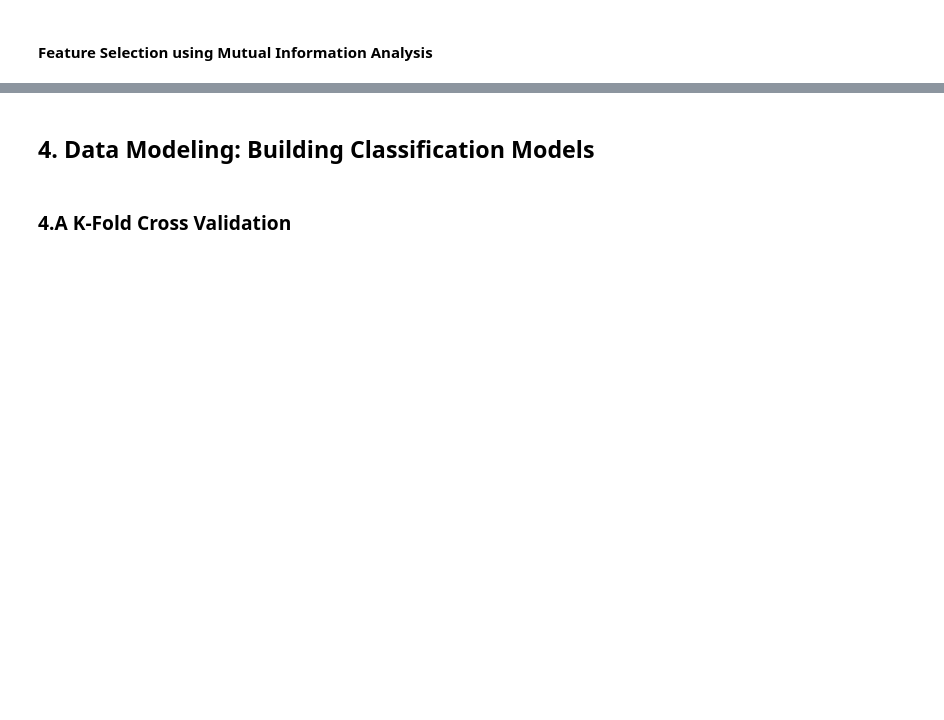
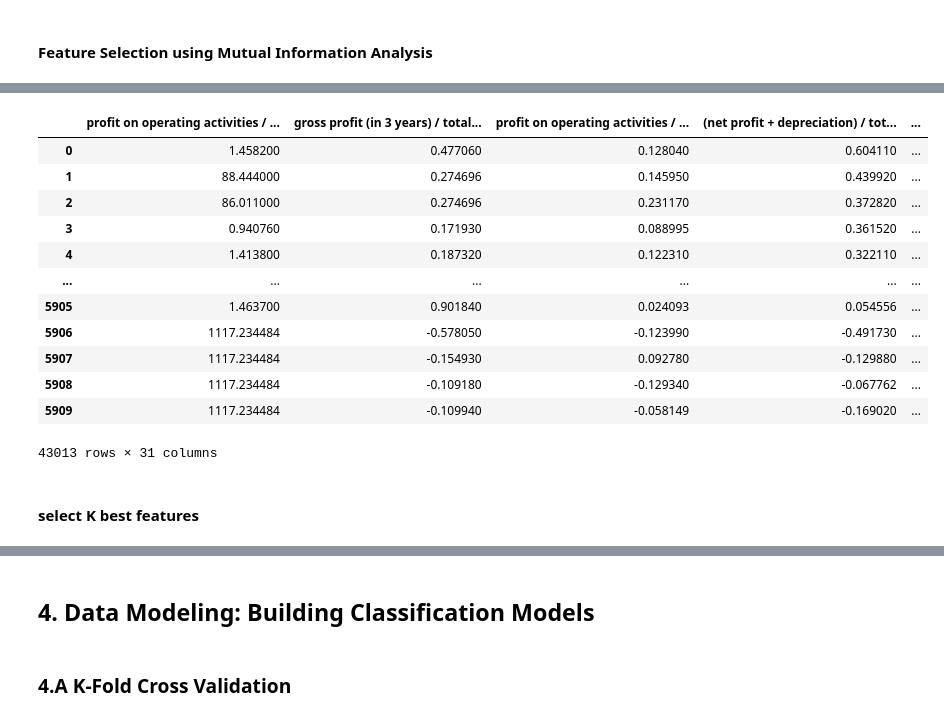
Before and after one commit to Technocolabs100/Analysis-of-Bank-Debit-Collections, a Jupyter notebook: first_project_(2)_(1)_(4).ipynb, the cells around one changed output, grey strips where cells are left out. Saved outputs shown, nothing was run; the diff lists cells and outputs as text; code cells hidden in the pictures; blank space fills up the shorter version.

```diff
--- a/first_project_(2)_(1)_(4).ipynb
+++ b/first_project_(2)_(1)_(4).ipynb
@@ -961,0 +1022,49 @@ mutual_info.sort_values(ascending=False).plot.bar(figsize=(20, 8))
+# %%
+import pandas as pd
+from sklearn.feature_selection import mutual_info_classif
+
+def mutual_info_features(data, Y, number_features):
+    X = data.drop(Y, axis=1)
+    y = data[Y]
+    mutual_info = mutual_info_classif(X, y)
+    mutual_info = pd.Series(mutual_info)
+    mutual_info.index = X.columns
+    sorted_mutual_info = mutual_info.sort_values(ascending=False)
+    selected_features = sorted_mutual_info.head(number_features).index.tolist()
+    return data[selected_features + [Y]]
+# %%
+data=mutual_info_features(data_impyte,'bankruptcy status', 22)
+# %%
+import pandas as pd
+from sklearn.feature_selection import mutual_info_classif
+
+def mutual_info_features(data, Y, number_features):
+    X = data.drop(Y, axis=1)
+    y = data[Y]
+    mutual_info = mutual_info_classif(X, y)
+    mutual_info = pd.Series(mutual_info)
+    mutual_info.index = X.columns
+    sorted_mutual_info = mutual_info.sort_values(ascending=False)
+    selected_features = sorted_mutual_info.head(number_features).index.tolist()
+    return data[selected_features + [Y]]
+# %%
+
+data_percent=mutual_info_features(data_impyte,'bankruptcy status',30)
+# %%
+data_percent
+# %% [output]
+|  | profit on operating activities / ... | gross profit (in 3 years) / total... | profit on operating activities / ... | (net profit + depreciation) / tot... | ... |
+| 0 | 1.458200 | 0.477060 | 0.128040 | 0.604110 | ... |
+| 1 | 88.444000 | 0.274696 | 0.145950 | 0.439920 | ... |
+| 2 | 86.011000 | 0.274696 | 0.231170 | 0.372820 | ... |
+| 3 | 0.940760 | 0.171930 | 0.088995 | 0.361520 | ... |
+| 4 | 1.413800 | 0.187320 | 0.122310 | 0.322110 | ... |
+| ... | ... | ... | ... | ... | ... |
+| 5905 | 1.463700 | 0.901840 | 0.024093 | 0.054556 | ... |
+| 5906 | 1117.234484 | -0.578050 | -0.123990 | -0.491730 | ... |
+| 5907 | 1117.234484 | -0.154930 | 0.092780 | -0.129880 | ... |
+| 5908 | 1117.234484 | -0.109180 | -0.129340 | -0.067762 | ... |
+| 5909 | 1117.234484 | -0.109940 | -0.058149 | -0.169020 | ... |
+43013 rows × 31 columns
+# %% [markdown]
+#### select K best features
```
Also changed, not shown: parts of 20 cells of this notebook.
